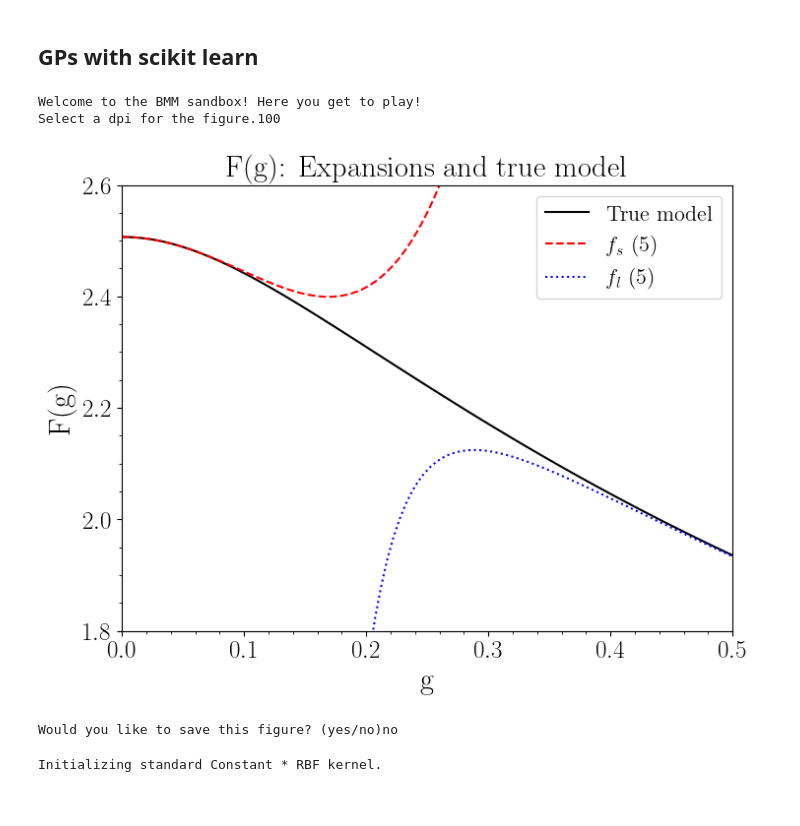
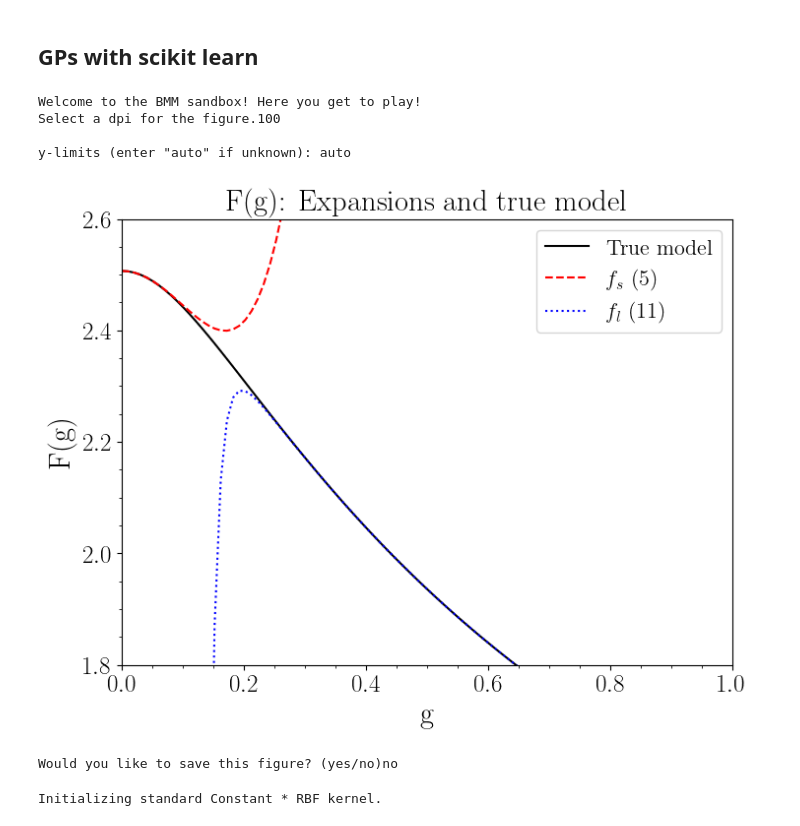
Before and after one commit to asemposki/SAMBA, a Jupyter notebook: model_mixing_gps.ipynb, the cells around one changed output. Cells and saved outputs as stored; diff of their text form; code cells hidden in the pictures.

```diff
--- a/model_mixing_gps.ipynb
+++ b/model_mixing_gps.ipynb
@@ -23,14 +24,16 @@ matplotlib.rcParams.update({
 # %%
 #first we need to see which models we want to mix
 models = Mixing()
-g = np.linspace(1e-6, 0.5, 100)
+g = np.linspace(1e-6, 1.0, 100)
 low = np.array([5])
-high = np.array([5])
+high = np.array([11])
 models.plot_models(g, low, high)
 # %% [output]
 Welcome to the BMM sandbox! Here you get to play!
 Select a dpi for the figure.100
+
+y-limits (enter "auto" if unknown): auto
-[figure, old version]
+[figure, new version]
 Would you like to save this figure? (yes/no)no
 # %%
 #begin by calling the GP class just to see if it works
```
Also changed, not shown: parts of 7 cells of this notebook, 3 other files.
